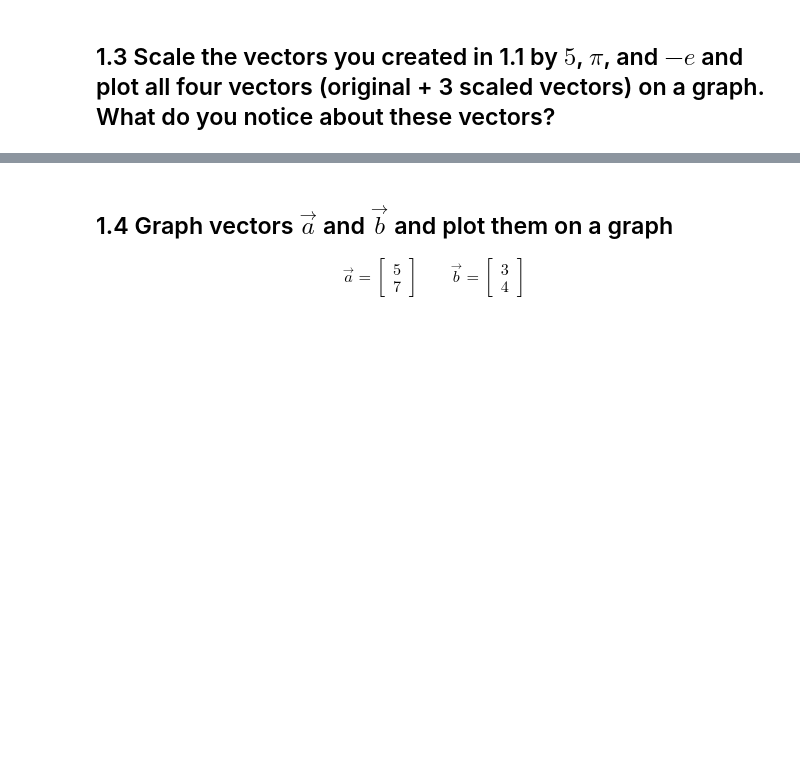
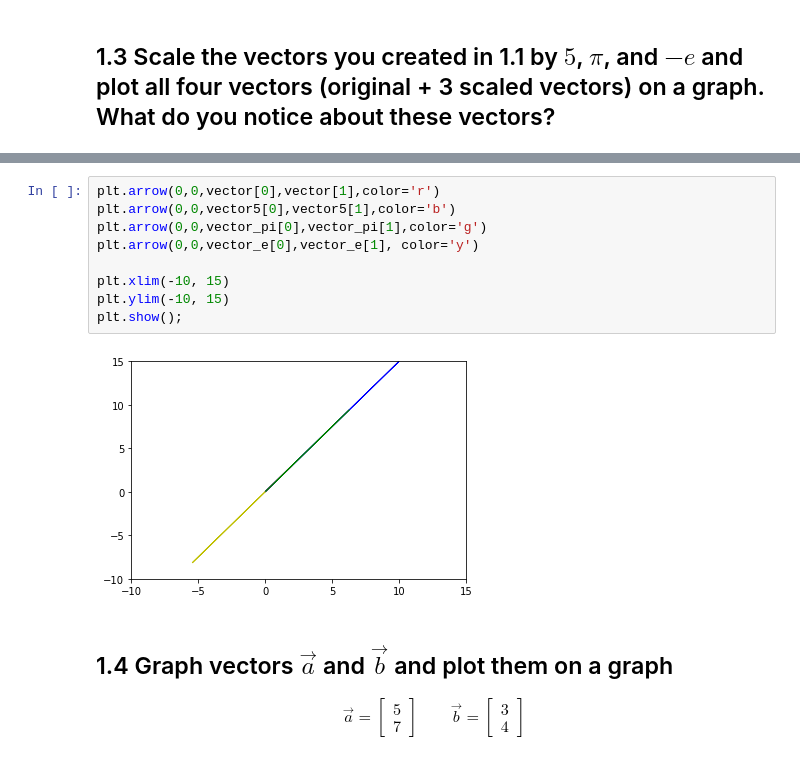
Before and after one commit to damerei/DS-Unit-2-Sprint-1-Linear-Algebra, a Jupyter notebook: module1-linear-algebra-review/Linear_Algebra_Assignment.ipynb, the cells around one changed output, grey strips where cells are left out. Drawn from its saved outputs; the diff is of its cells as text; blank space fills up the shorter version.

```diff
--- a/module1-linear-algebra-review/Linear_Algebra_Assignment.ipynb
+++ b/module1-linear-algebra-review/Linear_Algebra_Assignment.ipynb
@@ -11,3 +49,14 @@ For the questions below it is not sufficient to simply provide answer to the que
+# %%
+plt.arrow(0,0,vector[0],vector[1],color='r')
+plt.arrow(0,0,vector5[0],vector5[1],color='b')
+plt.arrow(0,0,vector_pi[0],vector_pi[1],color='g')
+plt.arrow(0,0,vector_e[0],vector_e[1], color='y')
+
+plt.xlim(-10, 15)
+plt.ylim(-10, 15)
+plt.show();
+# %% [output]
+[figure, added]
 # %% [markdown]
 ## 1.4 Graph vectors $\vec{a}$ and $\vec{b}$ and plot them on a graph
 
```
Also changed, not shown: parts of 17 cells of this notebook.
